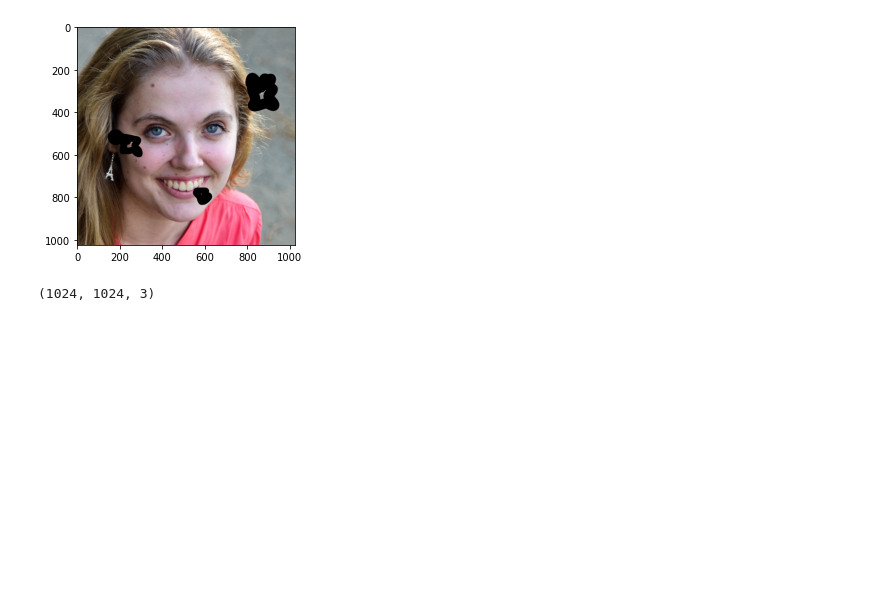
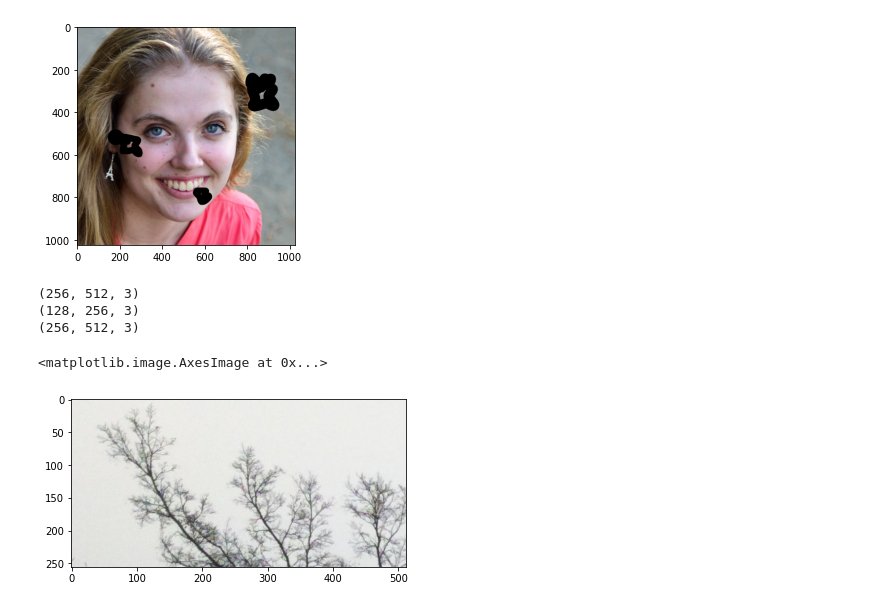
Before and after one commit to anismehrab/MULTIPSE, a Jupyter notebook: train.ipynb, the cells around one changed output. Cells and saved outputs as stored; diff of their text form; code cells hidden in the pictures; blank space fills up the shorter version.

```diff
--- a/train.ipynb
+++ b/train.ipynb
@@ -492,9 +492,17 @@ plt.imshow(image)
 # %%
 import random
 import cv2
 image_path = "testsets/test_data/00003.png"
 image1 = cv2.imread(image_path)
-img_L = cv2.resize(image1, (int(image1.shape[1]), int(image1.shape[0])), interpolation=random.choice([1, 2, 3]))
+print(np.shape(image1))
+img_L = cv2.resize(image1, (int(image1.shape[1]/2), int(image1.shape[0]/2)), interpolation=random.choice([1, 2, 3]))
 print(np.shape(img_L))
+img_L = cv2.resize(img_L, (int(image1.shape[1]), int(image1.shape[0])), interpolation=random.choice([1, 2, 3]))
+print(np.shape(img_L))
+plt.imshow(image1)
 # %% [output]
-(1024, 1024, 3)
+(256, 512, 3)
+(128, 256, 3)
+(256, 512, 3)
+<matplotlib.image.AxesImage at 0x...>
+[figure, added]
```
Also changed, not shown: parts of 2 cells of this notebook, 11 other files.
